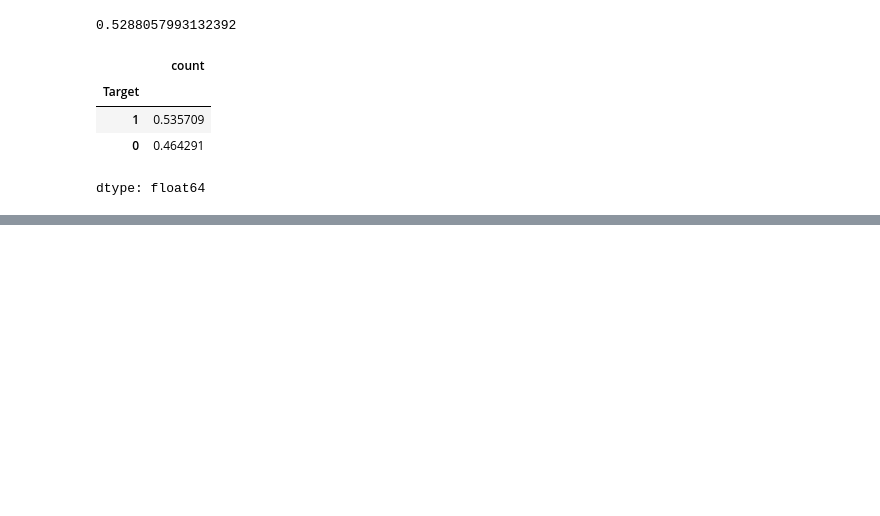
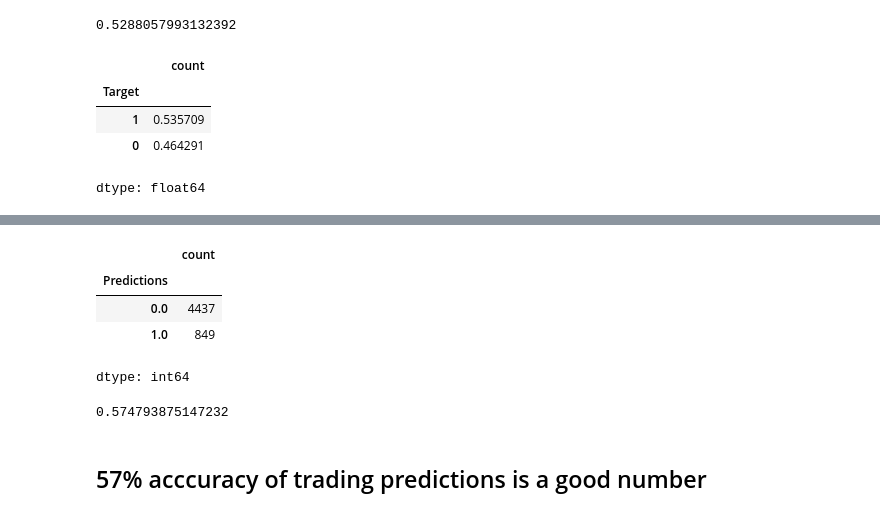
Before and after one commit to mayank1365/s-p-stock-predictor, a Jupyter notebook: Stock_predictor.ipynb, the cells around one changed output, grey strips where cells are left out. Saved outputs shown, nothing was run; the diff lists cells and outputs as text; code cells hidden in the pictures; blank space fills up the shorter version.

```diff
--- a/Stock_predictor.ipynb
+++ b/Stock_predictor.ipynb
@@ -206,0 +240,2 @@ horizons = [2,5,60,250,1000]  # Each number represnets number of days from today
+# %%
+model = RandomForestClassifier(n_estimators=200, min_samples_split=50 , random_state=1)
@@ -206,0 +253,16 @@ horizons = [2,5,60,250,1000]  # Each number represnets number of days from today
+# %%
+predictions = backtest(sp500 , model , new_predictors)
+# %%
+predictions["Predictions"].value_counts()
+# %% [output]
+|  | count |
+| Predictions |  |
+| 0.0 | 4437 |
+| 1.0 | 849 |
+dtype: int64
+# %%
+precision_score(predictions["Target"] , predictions["Predictions"])
+# %% [output]
+0.574793875147232
+# %% [markdown]
+## 57% acccuracy of trading predictions is a good number
```
Also changed, not shown: parts of 8 cells of this notebook.
